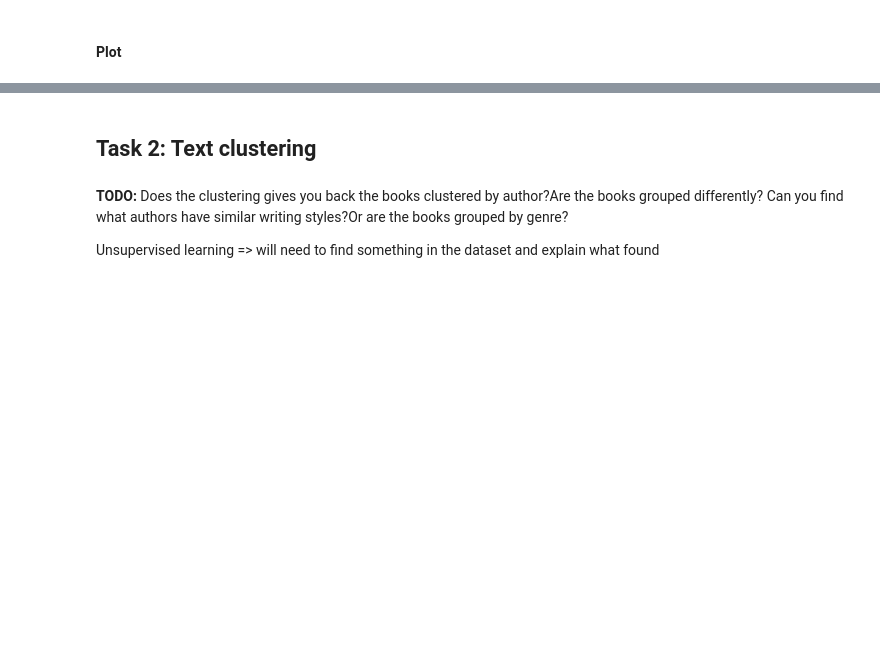
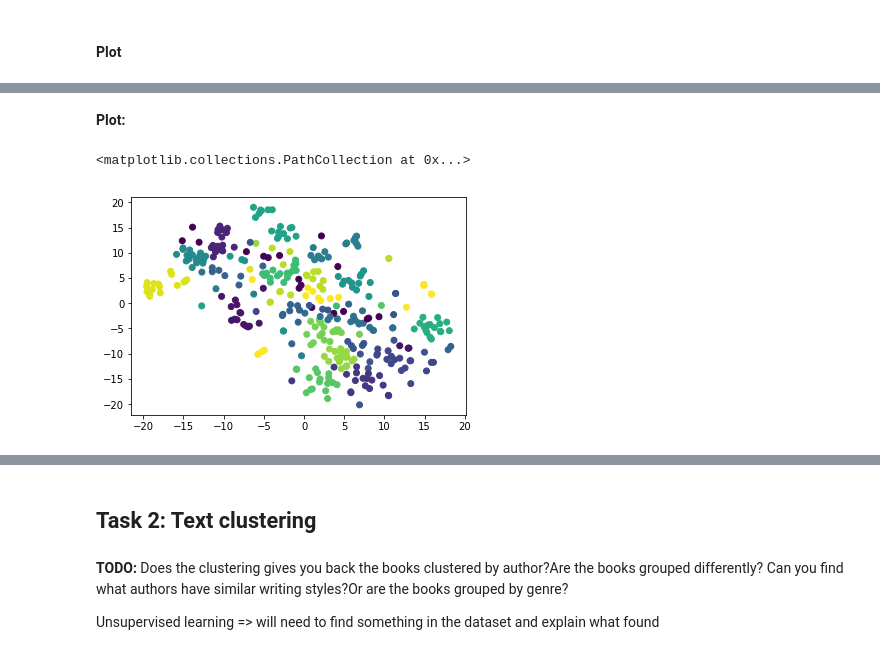
Before and after one commit to mdiannna/MachineLearningHomeworks, a Jupyter notebook: Homework2/Homework2.ipynb, the cells around one changed output, grey strips where cells are left out. Saved outputs shown, nothing was run; the diff lists cells and outputs as text; code cells hidden in the pictures; blank space fills up the shorter version.

```diff
--- a/Homework2/Homework2.ipynb
+++ b/Homework2/Homework2.ipynb
@@ -650,0 +673,16 @@ NameError: name 'plt' is not defined
+# %%
+from sklearn.manifold import TSNE
+
+def applyTSNE(X):
+    X = TSNE(n_components=2).fit_transform(X)
+    return X
+# %%
+X_train_TSNE = applyTSNE(X_train)
+X_test_TSNE = applyTSNE(X_test)
+# %% [markdown]
+**Plot:**
+# %%
+plt.scatter(X_train_TSNE[:,0], X_train_TSNE[:,1], c=y_train)
+# %% [output]
+<matplotlib.collections.PathCollection at 0x...>
+[figure, added]
```
Also changed, not shown: parts of 33 cells of this notebook.
